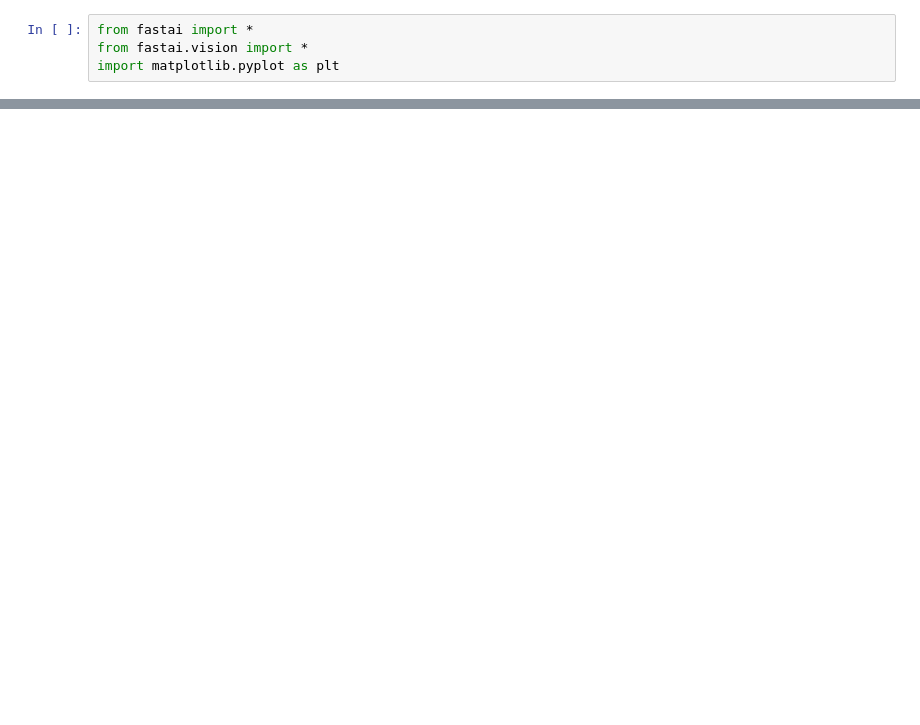
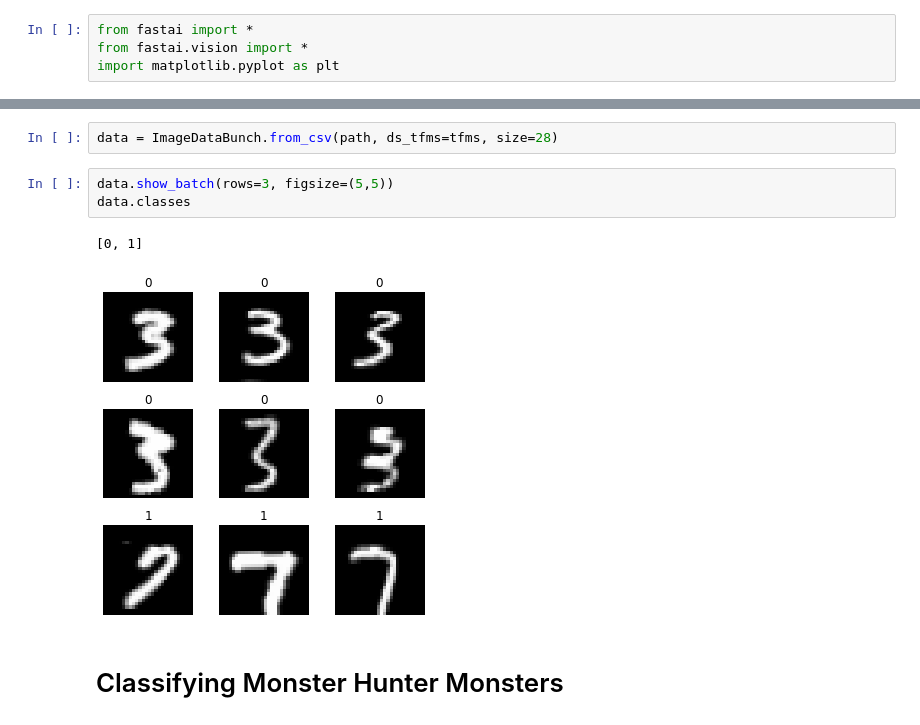
Before and after one commit to chriswebb31/FastAI, a Jupyter notebook: Lesson1.ipynb, the cells around one changed output, grey strips where cells are left out. Cells and saved outputs as stored; diff of their text form; blank space fills up the shorter version.

```diff
--- a/Lesson1.ipynb
+++ b/Lesson1.ipynb
@@ -22,0 +284,10 @@ import matplotlib.pyplot as plt
+# %%
+data = ImageDataBunch.from_csv(path, ds_tfms=tfms, size=28)
+# %%
+data.show_batch(rows=3, figsize=(5,5))
+data.classes
+# %% [output]
+[0, 1]
+[figure, added]
+# %% [markdown]
+# Classifying Monster Hunter Monsters
```
Also changed, not shown: parts of 37 cells of this notebook.
